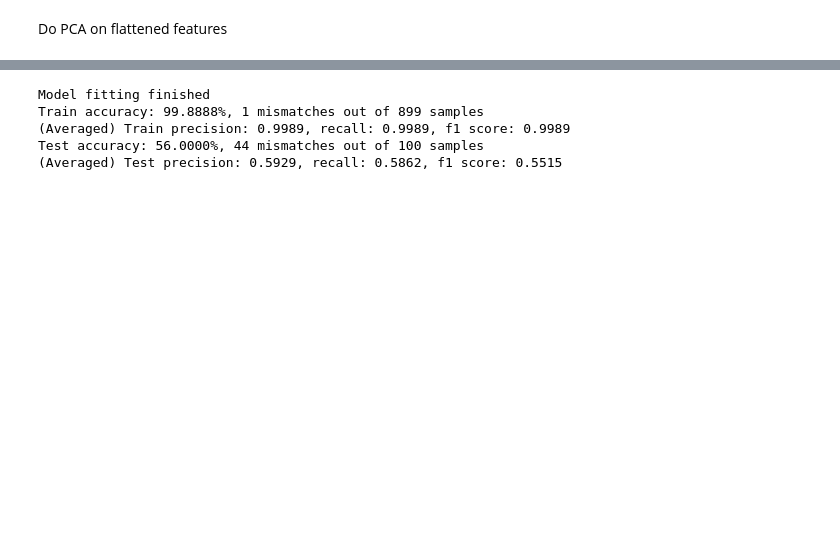
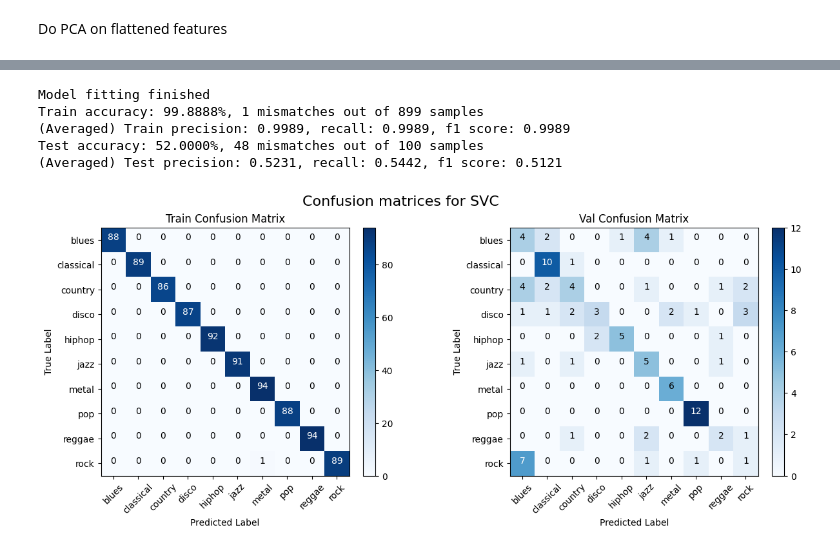
Before and after one commit to qzheng75/CS4641-Project, a Jupyter notebook: code/notebooks/traditional_ml_modeling.ipynb, the cells around one changed output, grey strips where cells are left out. Drawn from its saved outputs; the diff is of its cells as text; code cells hidden in the pictures; blank space fills up the shorter version.

```diff
--- a/code/notebooks/traditional_ml_modeling.ipynb
+++ b/code/notebooks/traditional_ml_modeling.ipynb
@@ -71,22 +107,29 @@ Test accuracy: 61.0000%, 39 mismatches out of 100 samples
 # %%
 from sklearn.svm import SVC
 
-svm_classifier = SVC(kernel='linear', C=1, random_state=RANDOM_STATE)
+svm_classifier = SVC(kernel='linear', C=2, random_state=RANDOM_STATE)
 svm_classifier.fit(reduced_X_train_flat, y_train)
 
 print('Model fitting finished')
 
+conf_mats = []
 for x, y, split in zip([reduced_X_train_flat, reduced_X_test_flat],
                 [y_train, y_test],
                 ['Train', 'Test']):
     acc, correct, incorrect = calculate_acc(svm_classifier, x, y)
     print(f'{split} accuracy: {acc:.4f}%, {len(incorrect)} mismatches out of {len(incorrect) + len(correct)} samples')
     conf_mat, precision, recall, f1 = precision_recall(svm_classifier, x, y, return_each_class=False)
+    conf_mats.append(conf_mat)
     print(f'(Averaged) {split} precision: {precision:.4f}, recall: {recall:.4f}, f1 score: {f1:.4f}')
+
+visualize_confusion_matrices(conf_mats,
+                             ('Train', 'Val'),
+                             'Confusion matrices for SVC')
 # %% [output]
 Model fitting finished
 Train accuracy: 99.8888%, 1 mismatches out of 899 samples
 (Averaged) Train precision: 0.9989, recall: 0.9989, f1 score: 0.9989
-Test accuracy: 56.0000%, 44 mismatches out of 100 samples
-(Averaged) Test precision: 0.5929, recall: 0.5862, f1 score: 0.5515
+Test accuracy: 52.0000%, 48 mismatches out of 100 samples
+(Averaged) Test precision: 0.5231, recall: 0.5442, f1 score: 0.5121
+[figure, added]
 # %%
```
Also changed, not shown: parts of 10 cells of this notebook, 5 other files.
